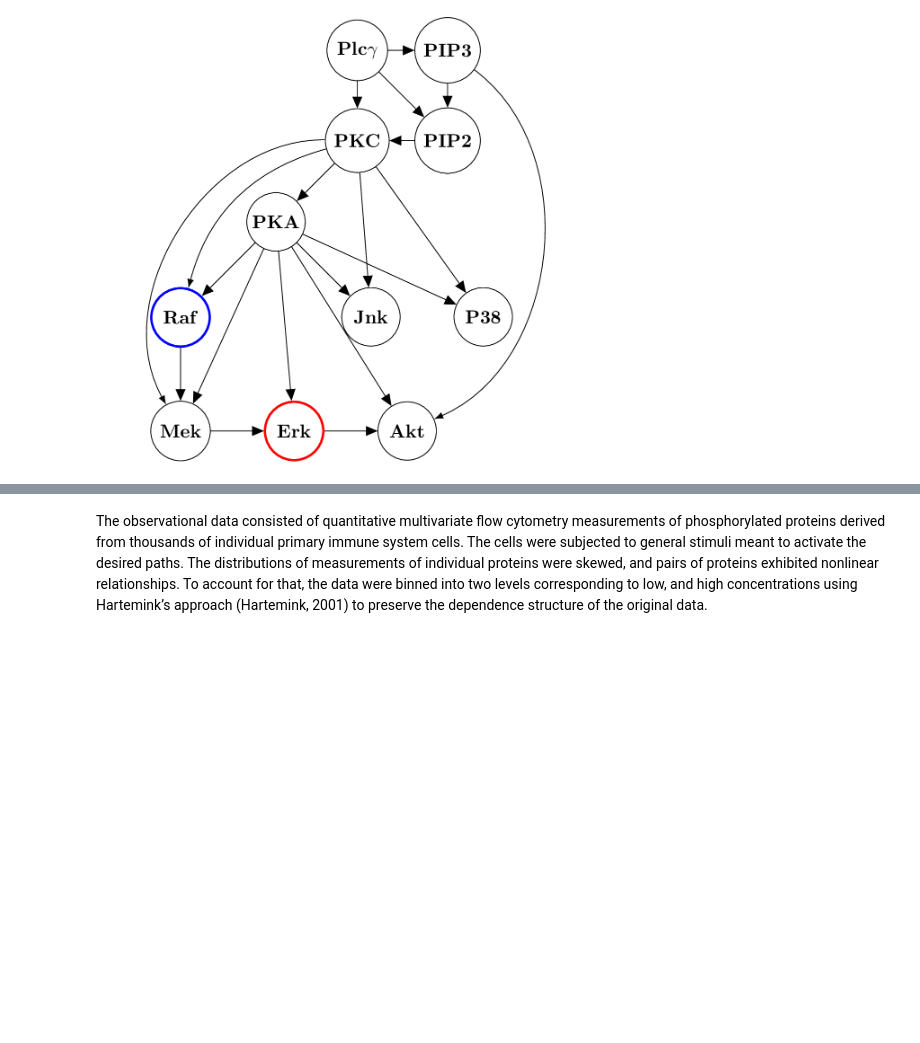
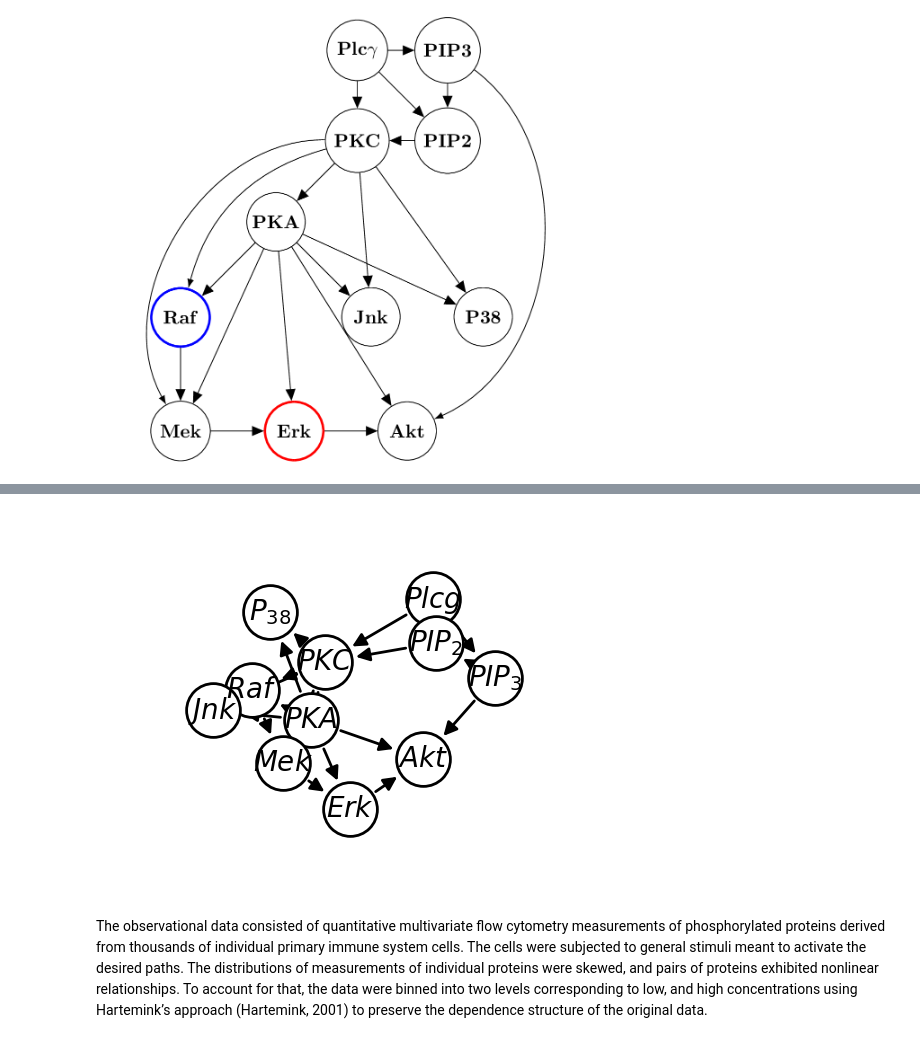
Before and after one commit to y0-causal-inference/eliater, a Jupyter notebook: notebooks/Case_study2_The_Tsignaling_pathway.ipynb, the cells around one changed output, grey strips where cells are left out. Saved outputs shown, nothing was run; the diff lists cells and outputs as text; code cells hidden in the pictures; blank space fills up the shorter version.

```diff
--- a/notebooks/Case_study2_The_Tsignaling_pathway.ipynb
+++ b/notebooks/Case_study2_The_Tsignaling_pathway.ipynb
@@ -28,6 +37,6 @@ Image(filename="../img/Tsignaling.png", width=500, height=500)
 # %% [output]
 [figure]
 # %%
-graph = example.graph
+graph = t_cell_signaling_example.graph
 graph.draw()
 # %% [output]
@@ -35,3 +43,4 @@ graph.draw()
+[figure, added]
 # %% [markdown]
 The observational data consisted of quantitative multivariate flow cytometry measurements of phosphorylated proteins derived from thousands of individual primary immune system cells. The cells were subjected to general stimuli meant to activate the desired paths. The distributions of measurements of individual proteins were skewed, and pairs of proteins exhibited nonlinear relationships. To account for that, the data were binned into
 two levels corresponding to low, and high concentrations using Hartemink’s approach (Hartemink, 2001) to preserve
```
Also changed, not shown: parts of 23 cells of this notebook, 2 other files.
